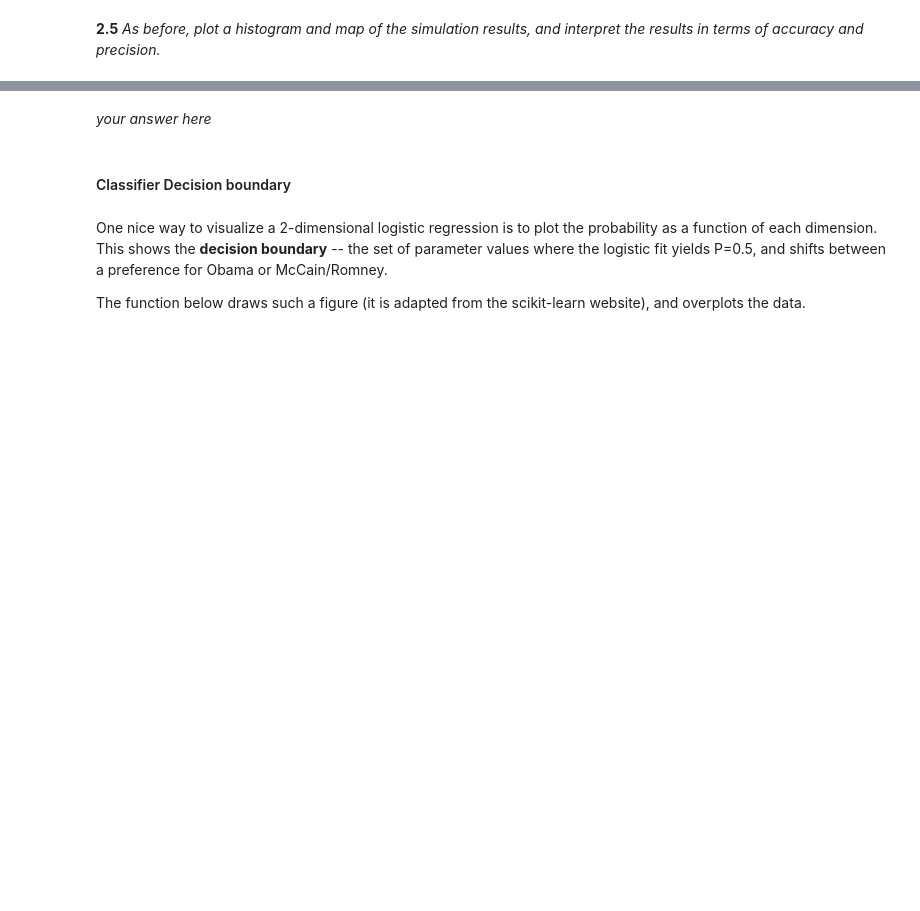
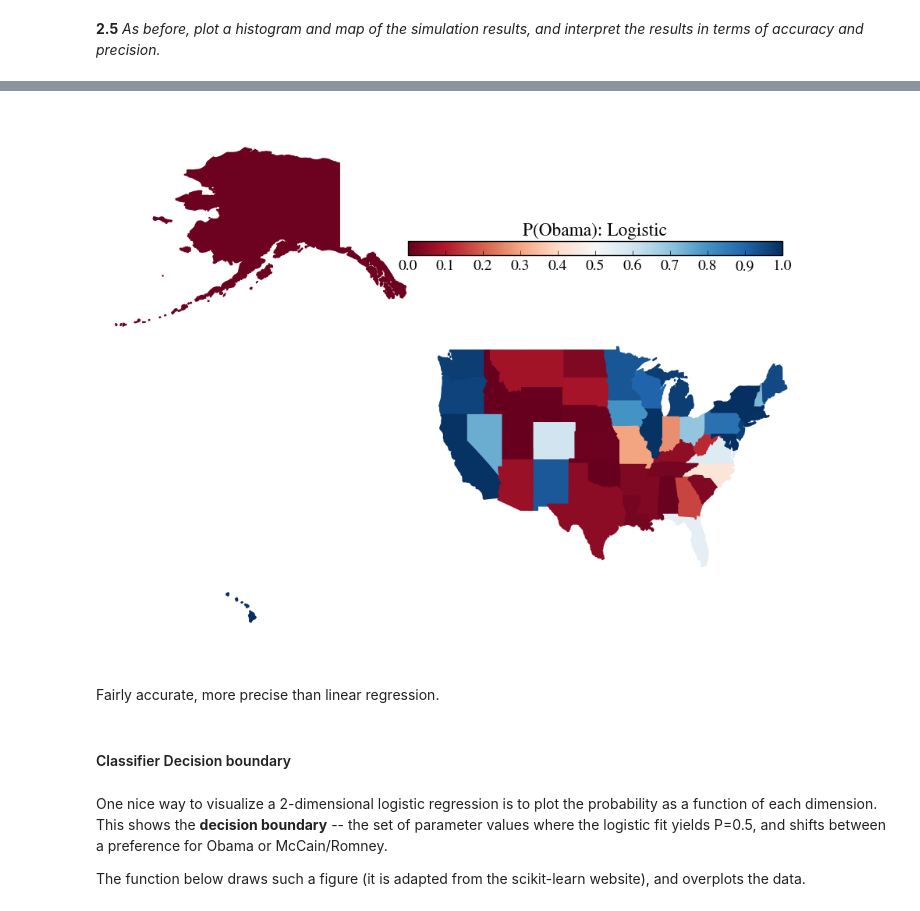
Before and after one commit to jacqzwy/content, a Jupyter notebook: HW2.ipynb, the cells around one changed output, grey strips where cells are left out. Cells and saved outputs as stored; diff of their text form; code cells hidden in the pictures; blank space fills up the shorter version.

```diff
--- a/HW2.ipynb
+++ b/HW2.ipynb
@@ -970,3 +999,7 @@ def cv_and_fit(frame2008, frame2012, featureslist, n_folds=5):
 # %%
-#code to make the histogram
+#code to make the map
 #your code here
+make_map(predict.Obama, "P(Obama): Logistic")
+plt.show()
+# %% [output]
+[figure, added]
@@ -976,5 +1006,5 @@ def cv_and_fit(frame2008, frame2012, featureslist, n_folds=5):
-# %% [markdown]
-*your answer here*
+# %% [markdown]
+Fairly accurate, more precise than linear regression.
 # %% [markdown]
 #### Classifier Decision boundary
 # %% [markdown]
```
Also changed, not shown: parts of 9 cells of this notebook.
